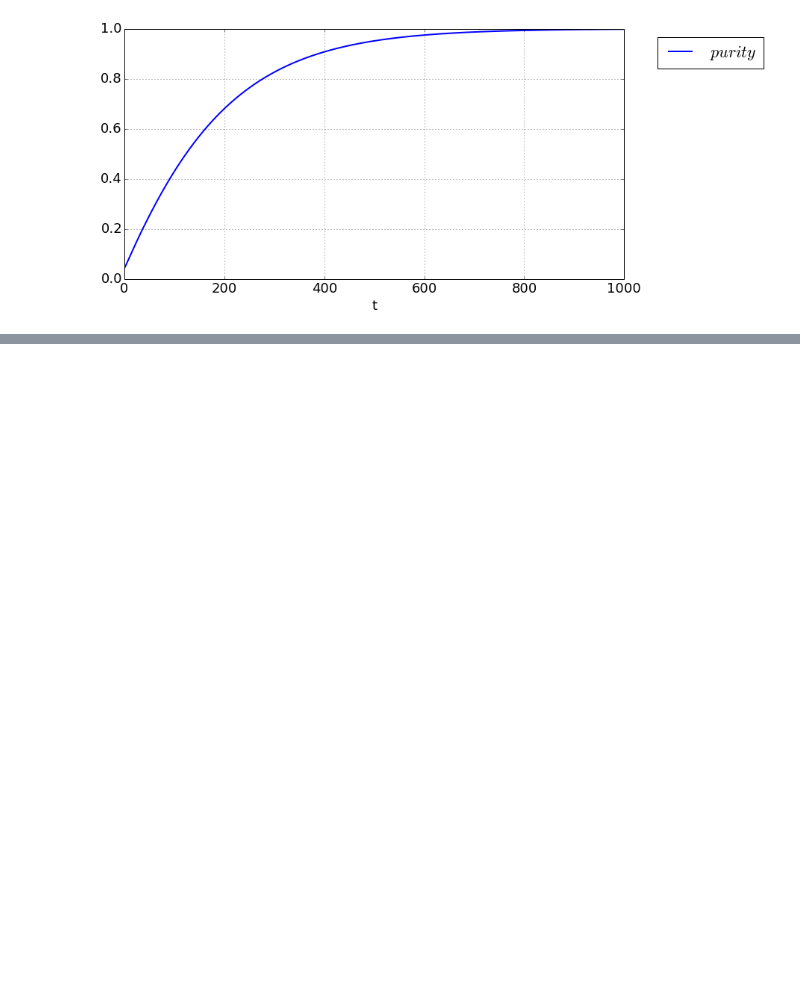
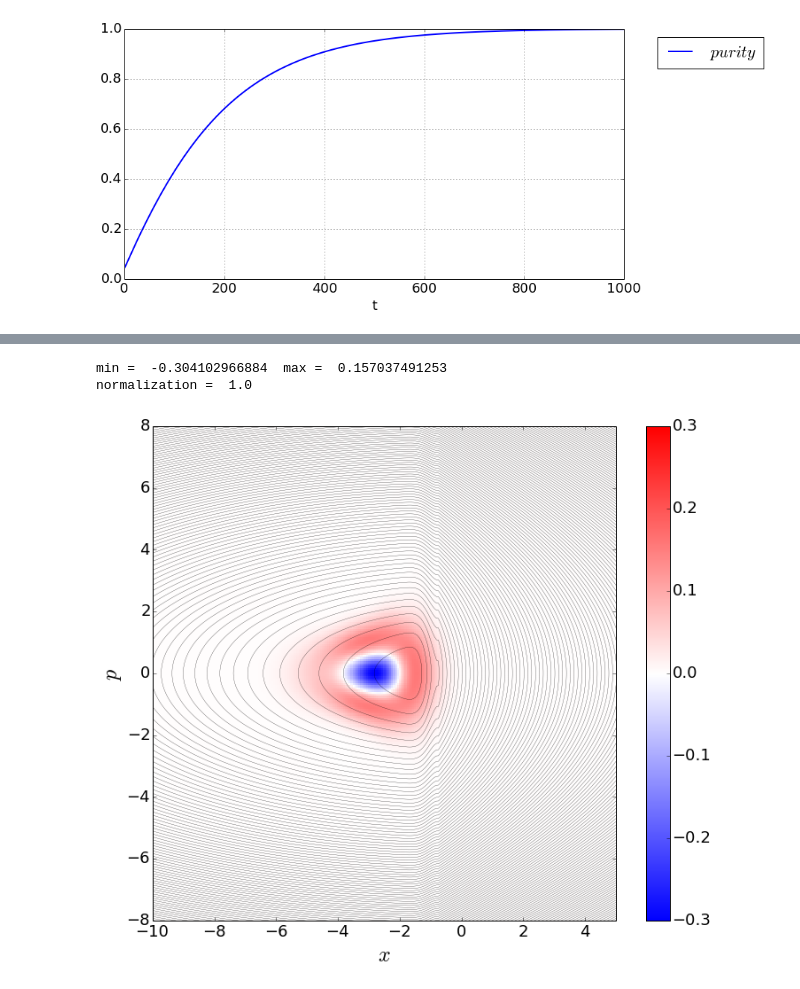
Before and after one commit to cabrer7/PyWignerCUDA, a Jupyter notebook: instances/Wigner2D_GPitaevskii/Wigner2D_GPitaevskii_ATransistor_Bloch.ipynb, the cells around one changed output, grey strips where cells are left out. Drawn from its saved outputs; the diff is of its cells as text; code cells hidden in the pictures; blank space fills up the shorter version.

```diff
--- a/instances/Wigner2D_GPitaevskii/Wigner2D_GPitaevskii_ATransistor_Bloch.ipynb
+++ b/instances/Wigner2D_GPitaevskii/Wigner2D_GPitaevskii_ATransistor_Bloch.ipynb
@@ -197,0 +221,6 @@ ax.grid();
+# %%
+instance.PlotWignerFrame( instance.W_1 , ((-10.,5) ,(-8,8))  , (-0.3,0.3) , (0,60,0.5));
+# %% [output]
+min =  -0.304102966884  max =  0.157037491253
+normalization =  1.0
+[figure, added]
```
Also changed, not shown: parts of 4 cells of this notebook, 2 other files.
